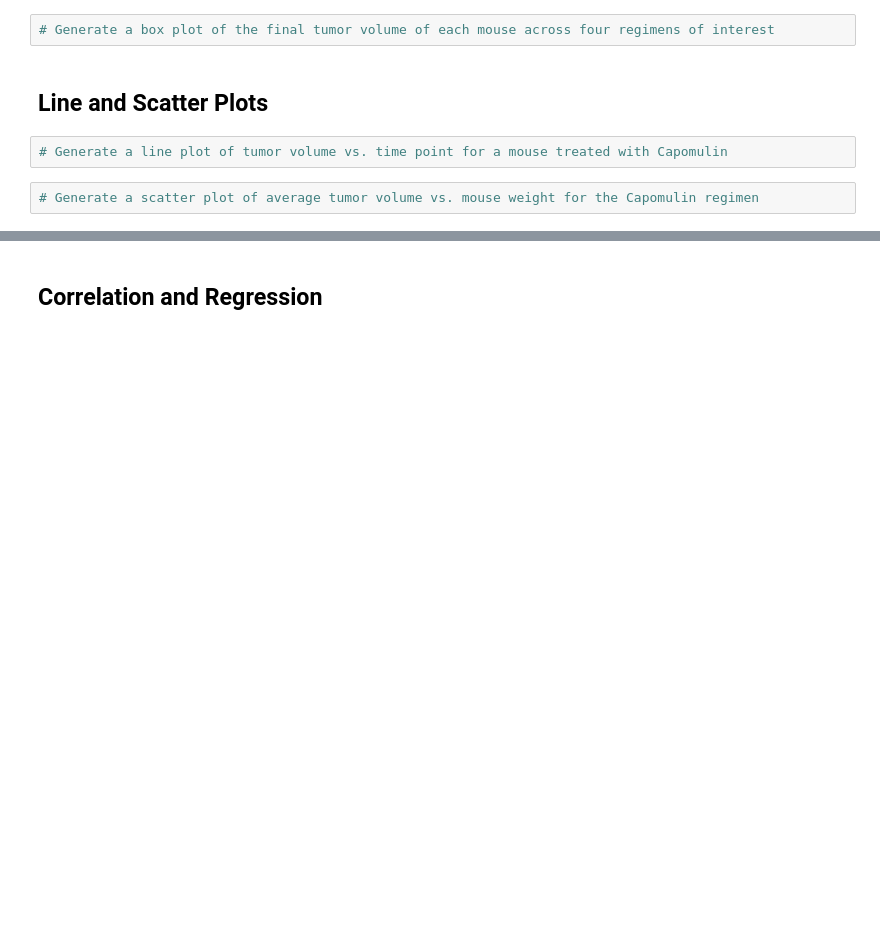
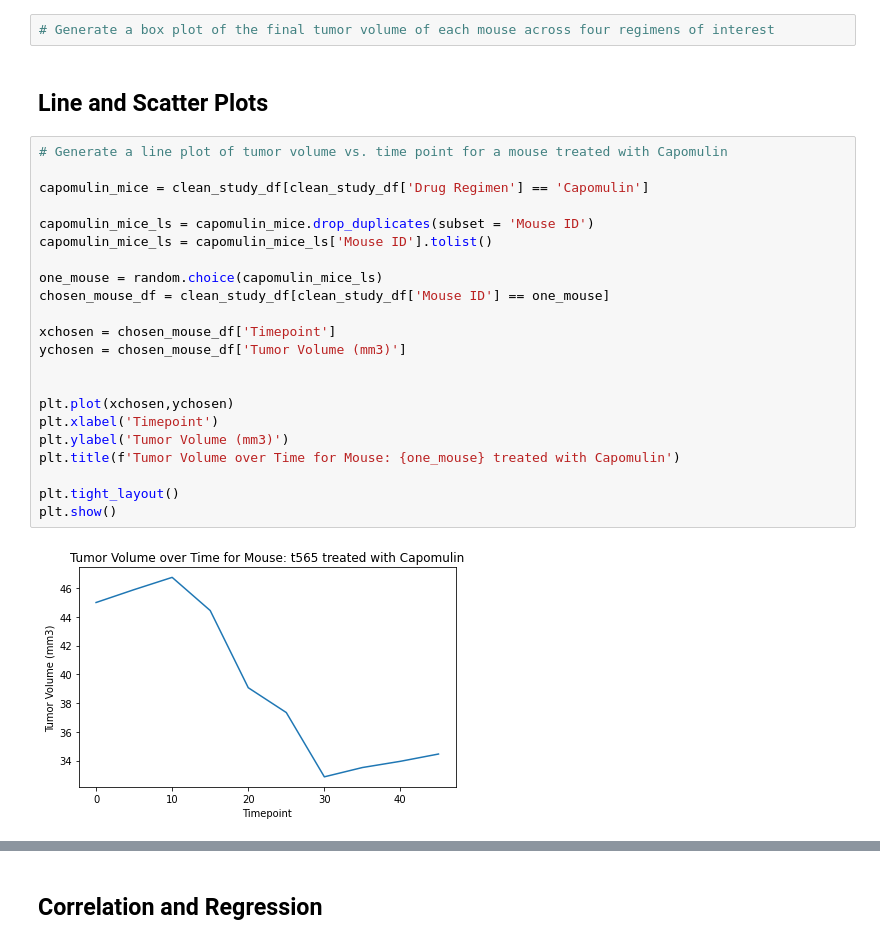
Before and after one commit to gnzamudio/Matplotlib-challenge, a Jupyter notebook: pymaceuticals_starter.ipynb, the cells around one changed output, grey strips where cells are left out. Cells and saved outputs as stored; diff of their text form; blank space fills up the shorter version.

```diff
--- a/pymaceuticals_starter.ipynb
+++ b/pymaceuticals_starter.ipynb
@@ -239,7 +242,27 @@ plt.show()
 # Generate a box plot of the final tumor volume of each mouse across four regimens of interest
 # %% [markdown]
 ## Line and Scatter Plots
-# %%
-# Generate a line plot of tumor volume vs. time point for a mouse treated with Capomulin
-# %%
-# Generate a scatter plot of average tumor volume vs. mouse weight for the Capomulin regimen
+# %%
+# Generate a line plot of tumor volume vs. time point for a mouse treated with Capomulin
+
+capomulin_mice = clean_study_df[clean_study_df['Drug Regimen'] == 'Capomulin']
+
+capomulin_mice_ls = capomulin_mice.drop_duplicates(subset = 'Mouse ID')
+capomulin_mice_ls = capomulin_mice_ls['Mouse ID'].tolist()
+
+one_mouse = random.choice(capomulin_mice_ls)
+chosen_mouse_df = clean_study_df[clean_study_df['Mouse ID'] == one_mouse]
+
+xchosen = chosen_mouse_df['Timepoint']
+ychosen = chosen_mouse_df['Tumor Volume (mm3)']
+
+
+plt.plot(xchosen,ychosen)
+plt.xlabel('Timepoint')
+plt.ylabel('Tumor Volume (mm3)')
+plt.title(f'Tumor Volume over Time for Mouse: {one_mouse} treated with Capomulin')
+
+plt.tight_layout()
+plt.show()
+# %% [output]
+[figure, added]
```
Also changed, not shown: parts of 6 cells of this notebook, 2 other files.
